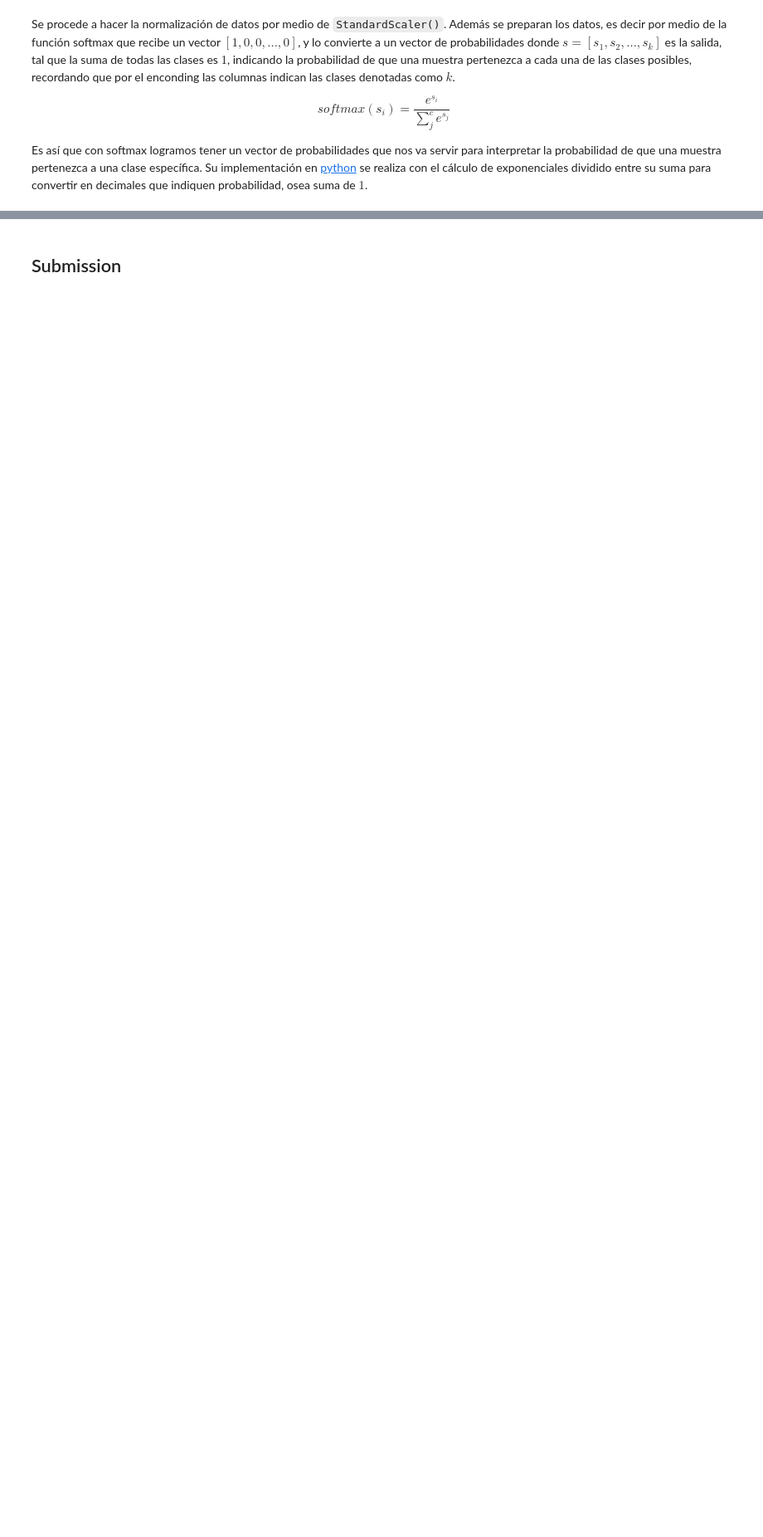
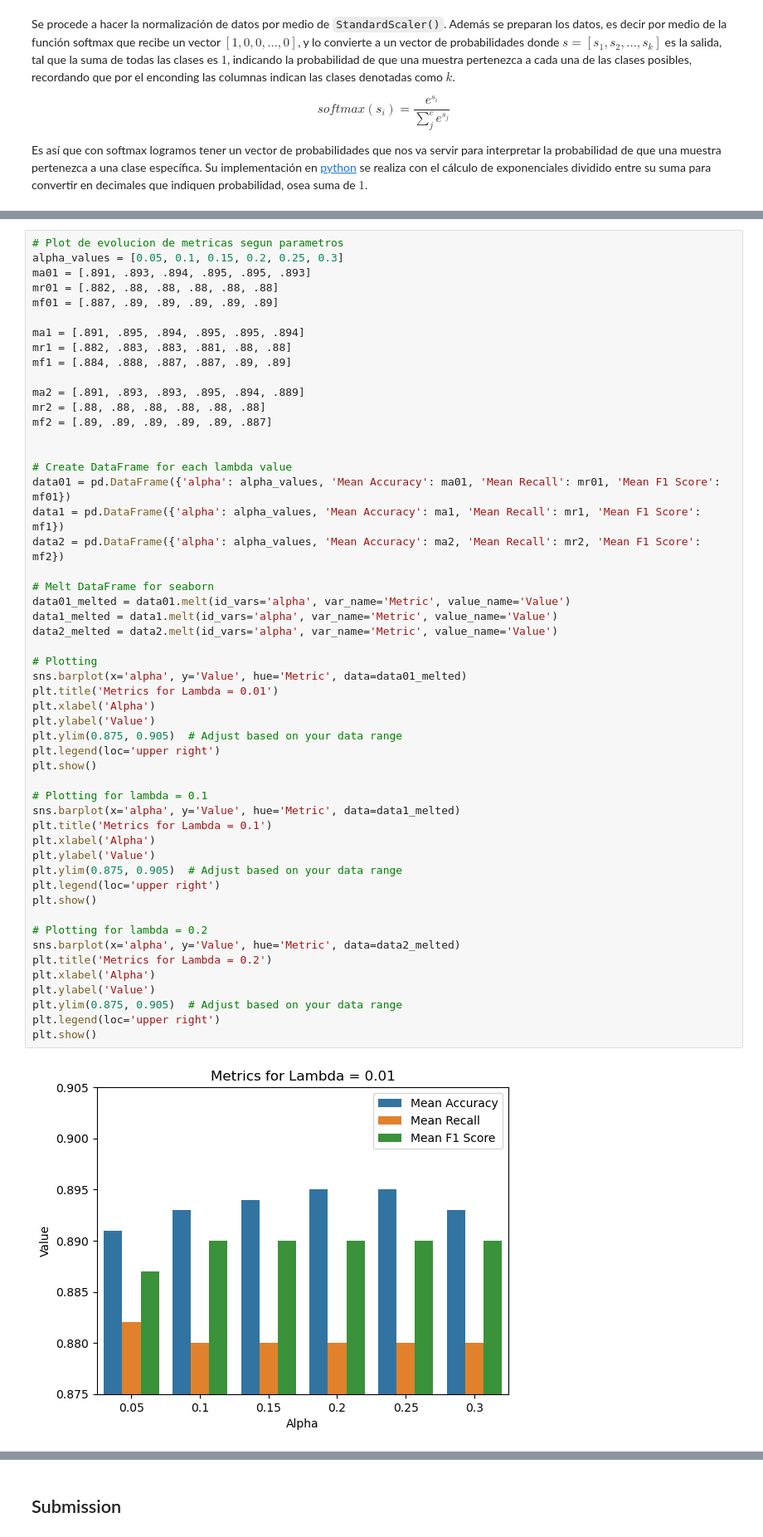
Before and after one commit to kaloslazo/SupervisedClassification, a Jupyter notebook: main.ipynb, the cells around one changed output, grey strips where cells are left out. Shown at 83% size. Saved outputs shown, nothing was run; the diff lists cells and outputs as text; blank space fills up the shorter version.

```diff
--- a/main.ipynb
+++ b/main.ipynb
@@ -750,0 +833,54 @@ AttributeError: 'numpy.ndarray' object has no attribute 'to_numpy'
+# %%
+# Plot de evolucion de metricas segun parametros
+alpha_values = [0.05, 0.1, 0.15, 0.2, 0.25, 0.3]
+ma01 = [.891, .893, .894, .895, .895, .893]
+mr01 = [.882, .88, .88, .88, .88, .88]
+mf01 = [.887, .89, .89, .89, .89, .89]
+
+ma1 = [.891, .895, .894, .895, .895, .894]
+mr1 = [.882, .883, .883, .881, .88, .88]
+mf1 = [.884, .888, .887, .887, .89, .89]
+
+ma2 = [.891, .893, .893, .895, .894, .889]
+mr2 = [.88, .88, .88, .88, .88, .88]
+mf2 = [.89, .89, .89, .89, .89, .887]
+
+
+# Create DataFrame for each lambda value
+data01 = pd.DataFrame({'alpha': alpha_values, 'Mean Accuracy': ma01, 'Mean Recall': mr01, 'Mean F1 Score': mf01})
+data1 = pd.DataFrame({'alpha': alpha_values, 'Mean Accuracy': ma1, 'Mean Recall': mr1, 'Mean F1 Score': mf1})
+data2 = pd.DataFrame({'alpha': alpha_values, 'Mean Accuracy': ma2, 'Mean Recall': mr2, 'Mean F1 Score': mf2})
+
+# Melt DataFrame for seaborn
+data01_melted = data01.melt(id_vars='alpha', var_name='Metric', value_name='Value')
+data1_melted = data1.melt(id_vars='alpha', var_name='Metric', value_name='Value')
+data2_melted = data2.melt(id_vars='alpha', var_name='Metric', value_name='Value')
+
+# Plotting
+sns.barplot(x='alpha', y='Value', hue='Metric', data=data01_melted)
+plt.title('Metrics for Lambda = 0.01')
+plt.xlabel('Alpha')
+plt.ylabel('Value')
+plt.ylim(0.875, 0.905)  # Adjust based on your data range
+plt.legend(loc='upper right')
+plt.show()
+
+# Plotting for lambda = 0.1
+sns.barplot(x='alpha', y='Value', hue='Metric', data=data1_melted)
+plt.title('Metrics for Lambda = 0.1')
+plt.xlabel('Alpha')
+plt.ylabel('Value')
+plt.ylim(0.875, 0.905)  # Adjust based on your data range
+plt.legend(loc='upper right')
+plt.show()
+
+# Plotting for lambda = 0.2
+sns.barplot(x='alpha', y='Value', hue='Metric', data=data2_melted)
+plt.title('Metrics for Lambda = 0.2')
+plt.xlabel('Alpha')
+plt.ylabel('Value')
+plt.ylim(0.875, 0.905)  # Adjust based on your data range
+plt.legend(loc='upper right')
+plt.show()
+# %% [output]
+[figure, added]
```
Also changed, not shown: parts of 21 cells of this notebook.
